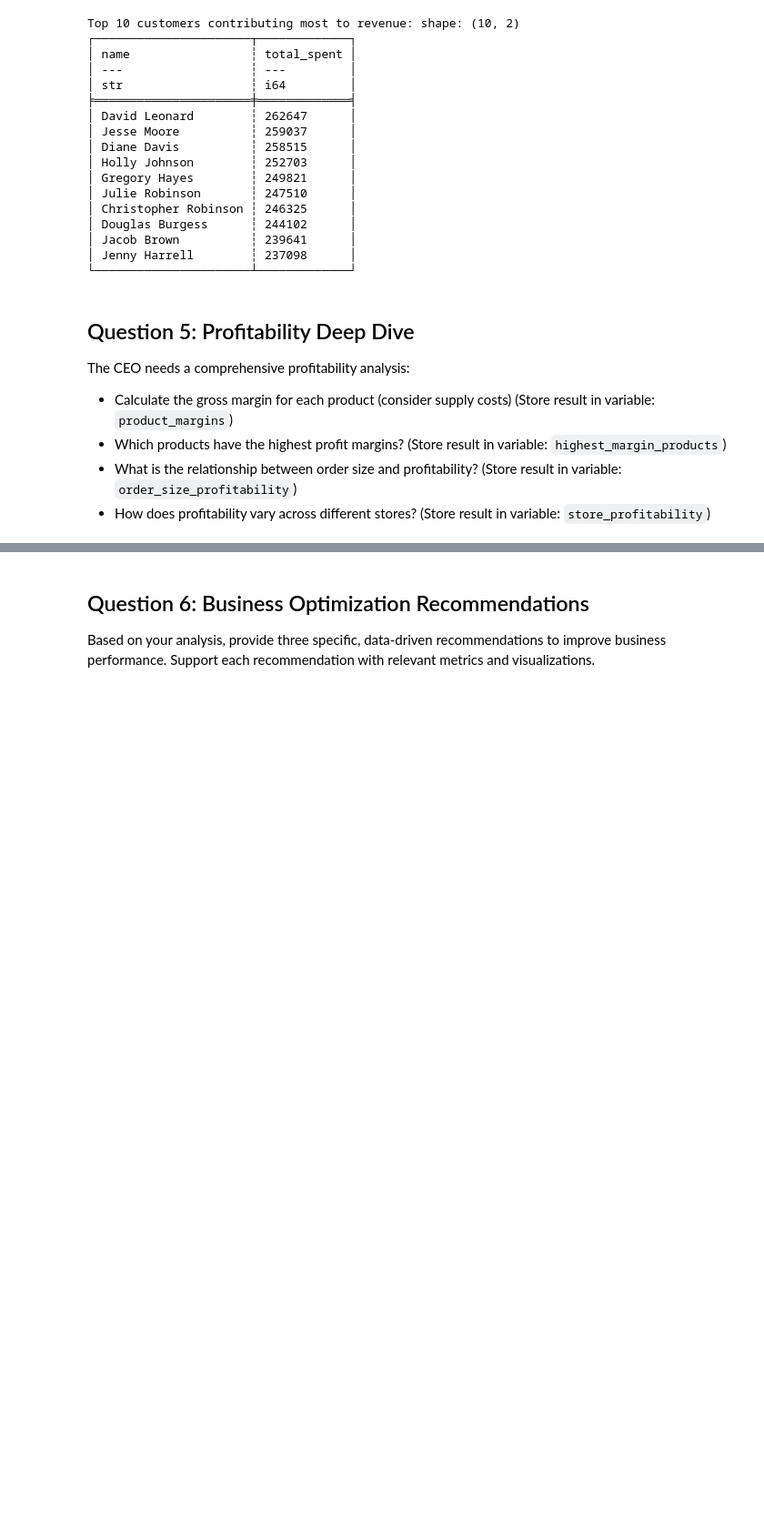
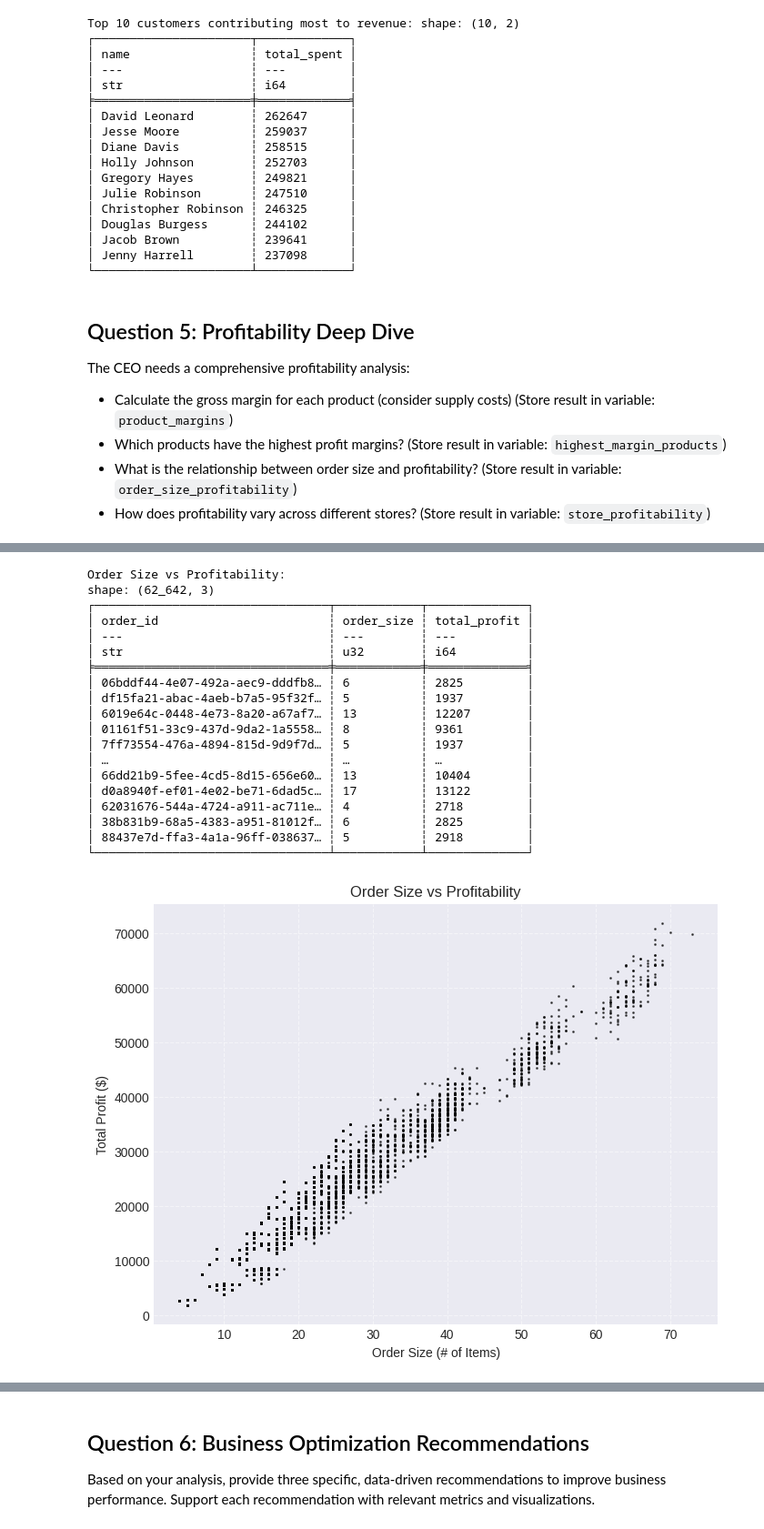
Before and after one commit to Masters-in-Management-2023-2024/final-project-jaffle-shop-team-14, a Jupyter notebook: final_project.ipynb, the cells around one changed output, grey strips where cells are left out. Shown at 91% size. Drawn from its saved outputs; the diff is of its cells as text; code cells hidden in the pictures; blank space fills up the shorter version.

```diff
--- a/final_project.ipynb
+++ b/final_project.ipynb
@@ -571,2 +568,79 @@ Relationship between Order size and Profitability: shape: (62_642, 3)
+# %%
+# Q5.3: Order size vs profitability
+items_with_profit = (
+
+    items
+
+    .join(products, left_on="sku", right_on="sku")
+
+    .join(supplies, left_on="sku", right_on="sku")
+
+    .with_columns(
+
+        (pl.col("price") - pl.col("cost")).alias("profit_per_unit")
+
+    )
+
+)
+
+
+
+order_size_profitability = (
+
+    items_with_profit
+
+    .group_by("order_id")
+
+    .agg([
+
+        pl.count("id").alias("order_size"),
+
+        pl.sum("profit_per_unit").alias("total_profit")
+
+    ])
+
+)
+
+print("Order Size vs Profitability:")
+
+print(order_size_profitability)
+
+import matplotlib.pyplot as plt
+
+plt.figure(figsize=(8,6))
+plt.scatter(
+    order_size_profitability["order_size"],
+    order_size_profitability["total_profit"],
+    s=1,
+    alpha=0.6,
+    c="black"
+)
+
+plt.title("Order Size vs Profitability")
+plt.xlabel("Order Size (# of Items)")
+plt.ylabel("Total Profit ($)")
+plt.grid(True, linestyle="--", alpha=0.5)
+plt.show()
+# %% [output]
+Order Size vs Profitability:
+shape: (62_642, 3)
+┌─────────────────────────────────┬────────────┬──────────────┐
+│ order_id                        ┆ order_size ┆ total_profit │
+│ ---                             ┆ ---        ┆ ---          │
+│ str                             ┆ u32        ┆ i64          │
+╞═════════════════════════════════╪════════════╪══════════════╡
+│ 06bddf44-4e07-492a-aec9-dddfb8… ┆ 6          ┆ 2825         │
+│ df15fa21-abac-4aeb-b7a5-95f32f… ┆ 5          ┆ 1937         │
+│ 6019e64c-0448-4e73-8a20-a67af7… ┆ 13         ┆ 12207        │
+│ 01161f51-33c9-437d-9da2-1a5558… ┆ 8          ┆ 9361         │
+│ 7ff73554-476a-4894-815d-9d9f7d… ┆ 5          ┆ 1937         │
+│ …                               ┆ …          ┆ …            │
+│ 66dd21b9-5fee-4cd5-8d15-656e60… ┆ 13         ┆ 10404        │
+│ d0a8940f-ef01-4e02-be71-6dad5c… ┆ 17         ┆ 13122        │
+│ 62031676-544a-4724-a911-ac711e… ┆ 4          ┆ 2718         │
+│ 38b831b9-68a5-4383-a951-81012f… ┆ 6          ┆ 2825         │
+│ 88437e7d-ffa3-4a1a-96ff-038637… ┆ 5          ┆ 2918         │
+└─────────────────────────────────┴────────────┴──────────────┘
+[figure, added]
 # %%
 # Q5.4: Profitability by store
```
Also changed, not shown: parts of 5 cells of this notebook.
